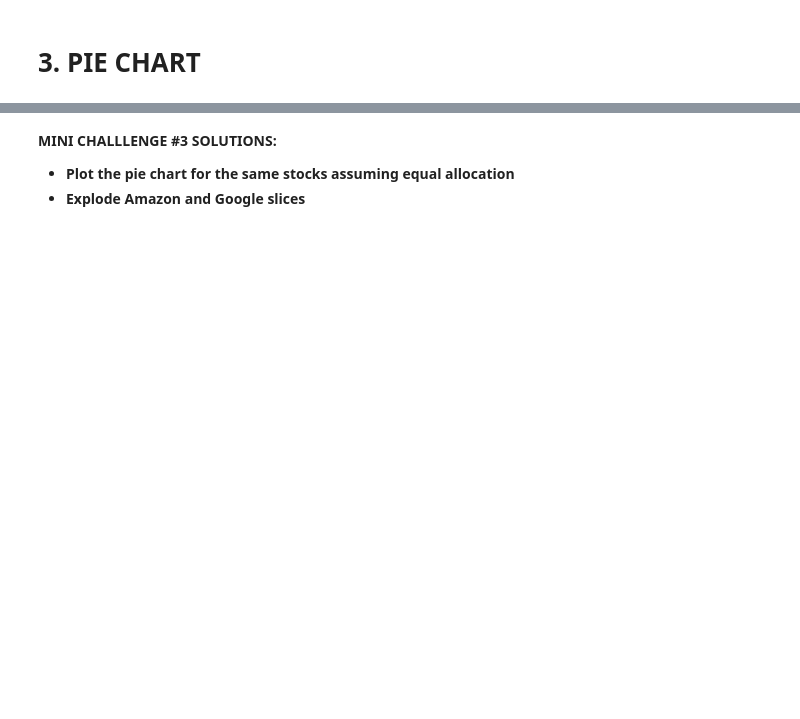
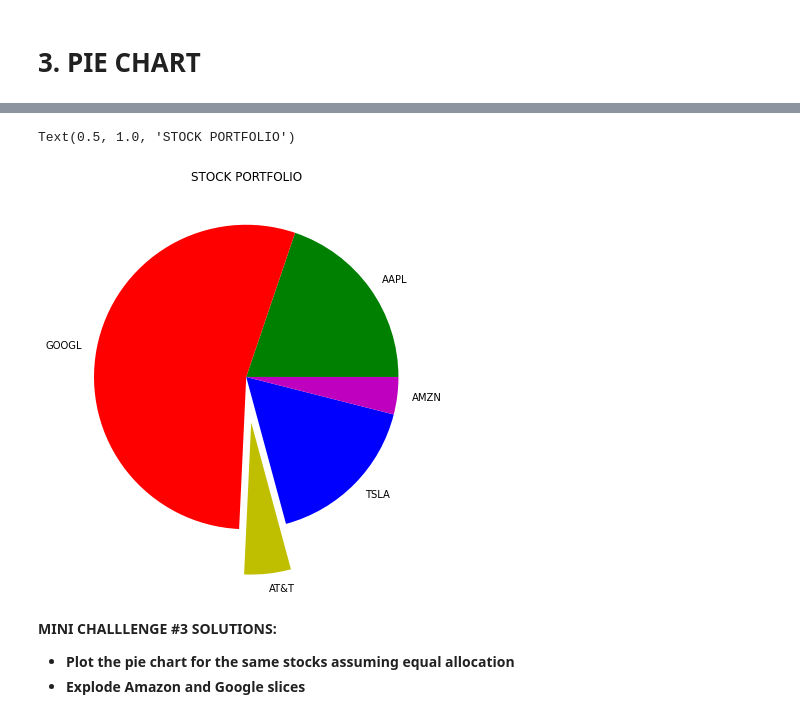
Before and after one commit to KishalayP/Part-1.-Python-Programming-Fundamentals, a Jupyter notebook: 9. Python 101 - Data Visualization with matplotlib - Skeleton b4 filming.ipynb, the cells around one changed output, grey strips where cells are left out. Drawn from its saved outputs; the diff is of its cells as text; code cells hidden in the pictures; blank space fills up the shorter version.

```diff
--- a/9. Python 101 - Data Visualization with matplotlib - Skeleton b4 filming.ipynb
+++ b/9. Python 101 - Data Visualization with matplotlib - Skeleton b4 filming.ipynb
@@ -75,3 +90,14 @@ Text(0.5, 1.0, 'My Second Plotting Exercise')
+# %%
+values=[20,55,5,17,4]
+colors=['g','r','y','b','m']
+labels=['AAPL','GOOGL','AT&T','TSLA','AMZN']
+explode=[0,0,0.3,0,0]
+plt.figure(figsize=(7,7))
+plt.pie(values,colors=colors,labels=labels,explode=explode);
+plt.title("STOCK PORTFOLIO")
+# %% [output]
+Text(0.5, 1.0, 'STOCK PORTFOLIO')
+[figure, added]
 # %% [markdown]
 **MINI CHALLLENGE #3 SOLUTIONS:**
 - **Plot the pie chart for the same stocks assuming equal allocation**
```
Also changed, not shown: parts of 26 cells of this notebook, 1 other file.
